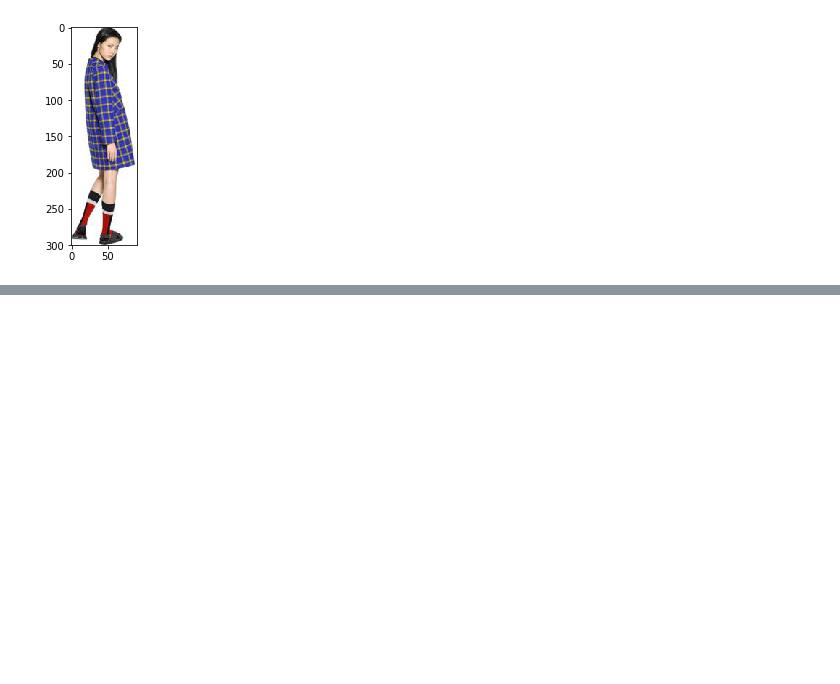
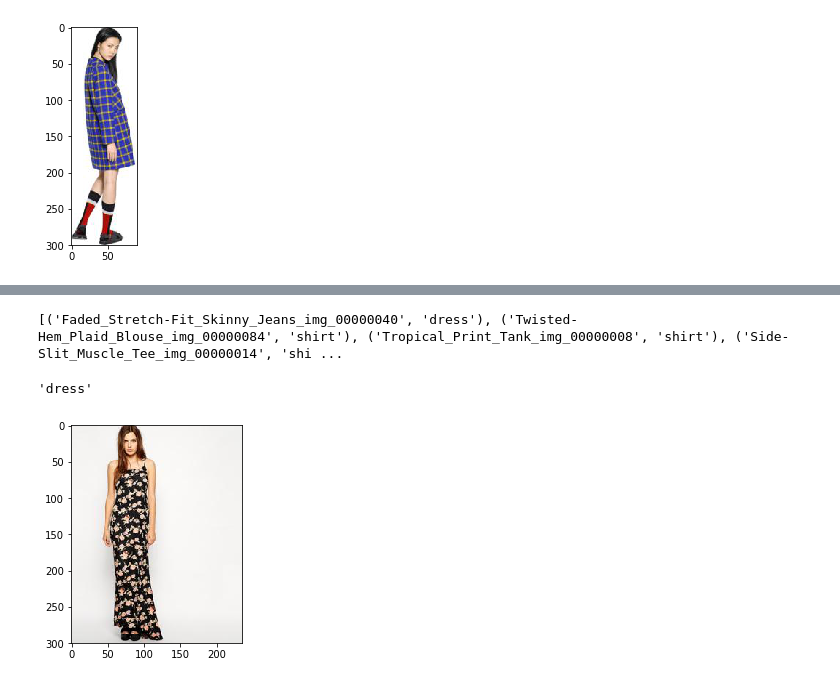
Before and after one commit to starsuzi/deep-fashion, a Jupyter notebook: explore-attributes.ipynb, the cells around one changed output, grey strips where cells are left out. Cells and saved outputs as stored; diff of their text form; code cells hidden in the pictures; blank space fills up the shorter version.

```diff
--- a/explore-attributes.ipynb
+++ b/explore-attributes.ipynb
@@ -488,0 +606,16 @@ print(random_filename)
+# %%
+dict_temp = dict(zip(df_attr_category_combined.loc[df_attr_category_combined['printed '] == 1]['image_name'], df_attr_category_combined.loc[df_attr_category_combined['pink '] == 1]['category_name']))
+tmp = random.sample(list(dict_temp.items()), 10)
+print(tmp)
+# %% [output]
+[('Faded_Stretch-Fit_Skinny_Jeans_img_00000040', 'dress'), ('Twisted-Hem_Plaid_Blouse_img_00000084', 'shirt'), ('Tropical_Print_Tank_img_00000008', 'shirt'), ('Side-Slit_Muscle_Tee_img_00000014', 'shi ...
+# %%
+tmp[0][1]
+# %% [output]
+'dress'
+# %%
+img=mpimg.imread('./dress/Rose_Print_Cami_Dress_img_00000019.jpg')
+imgplot = plt.imshow(img)
+plt.show()
+# %% [output]
+[figure, added]
```
Also changed, not shown: parts of 18 cells of this notebook.
